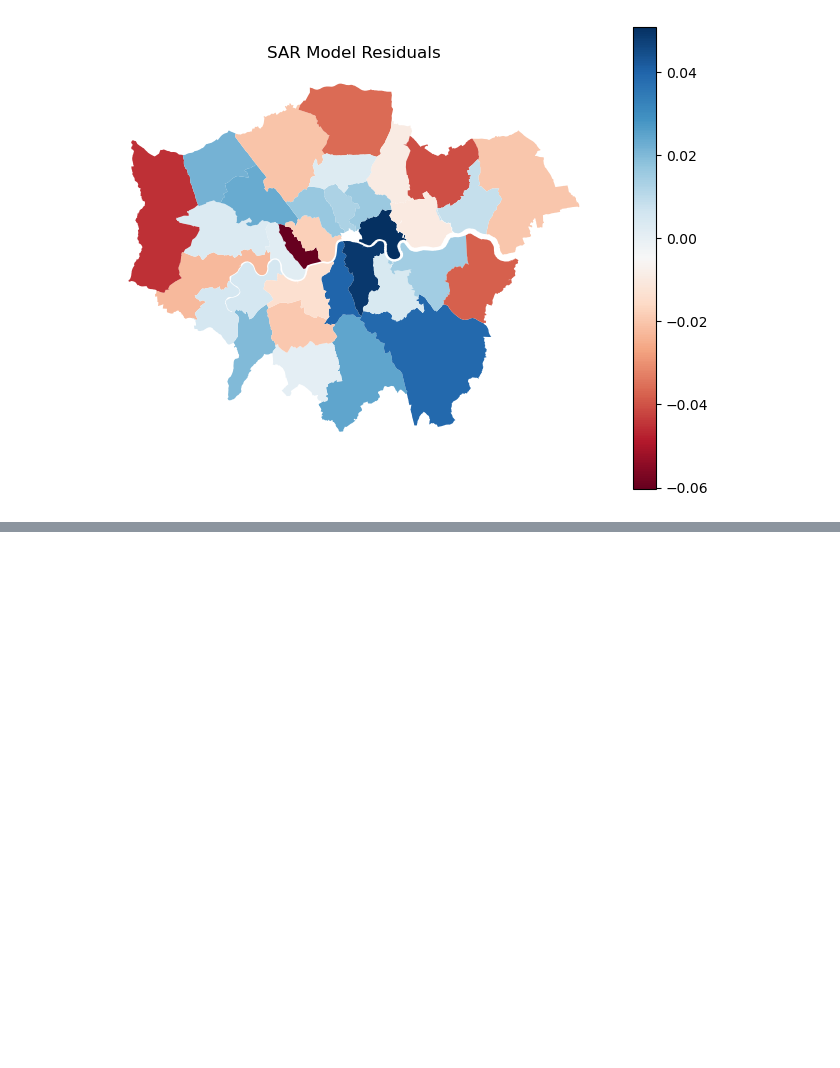
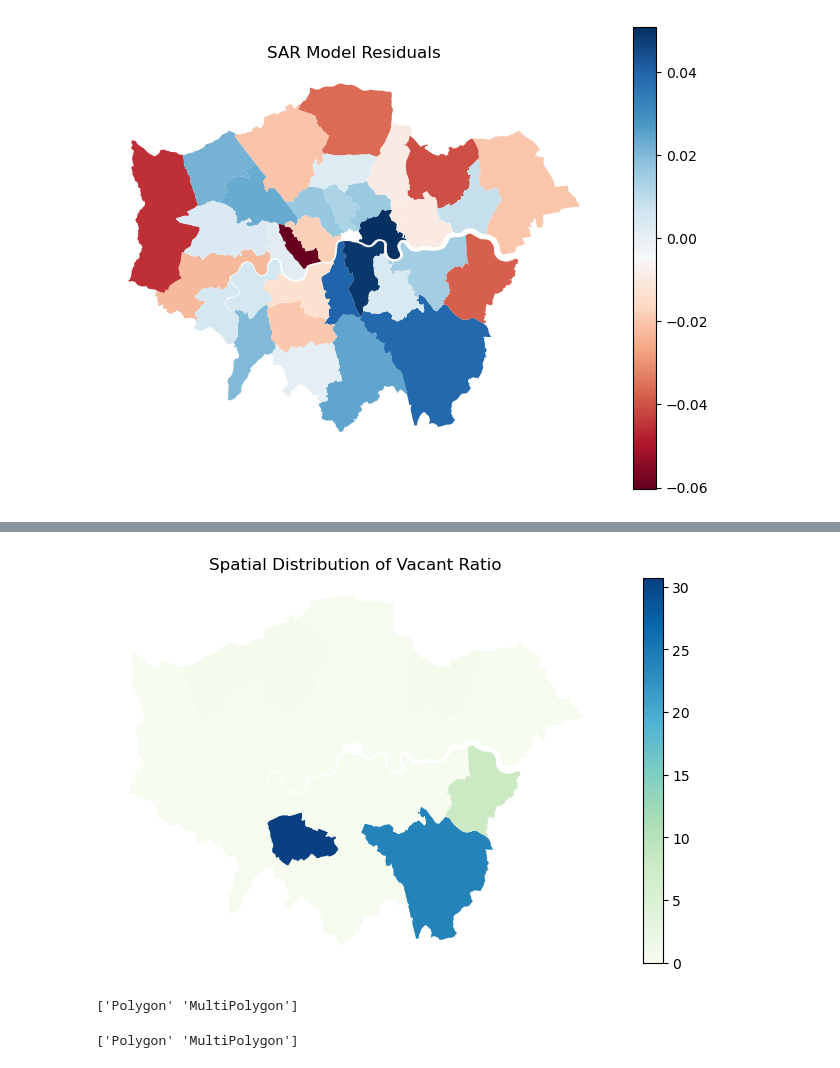
Before and after one commit to VeraLi0710/13Group-work_Airbnb-Patterns-London, a Jupyter notebook: Moran_point_pattern.ipynb, the cells around one changed output, grey strips where cells are left out. Saved outputs shown, nothing was run; the diff lists cells and outputs as text; code cells hidden in the pictures; blank space fills up the shorter version.

```diff
--- a/Moran_point_pattern.ipynb
+++ b/Moran_point_pattern.ipynb
@@ -497,0 +566,13 @@ None
+# %%
+fig, ax = plt.subplots(figsize=(10, 5))
+# Assuming 'zone' contains polygon geometries
+zone.plot(column='Vacant_Ratio', cmap='GnBu', legend=True, ax=ax)
+ax.set_title("Spatial Distribution of Vacant Ratio")
+ax.set_axis_off()
+plt.show()
+# %% [output]
+[figure, added]
+# %%
+print(zone.geometry.type.unique())
+# %% [output]
+['Polygon' 'MultiPolygon']
@@ -497,0 +583,4 @@ None
+# %%
+print(zone.geometry.type.unique())
+# %% [output]
+['Polygon' 'MultiPolygon']
```
Also changed, not shown: parts of 17 cells of this notebook, 5 other files.
